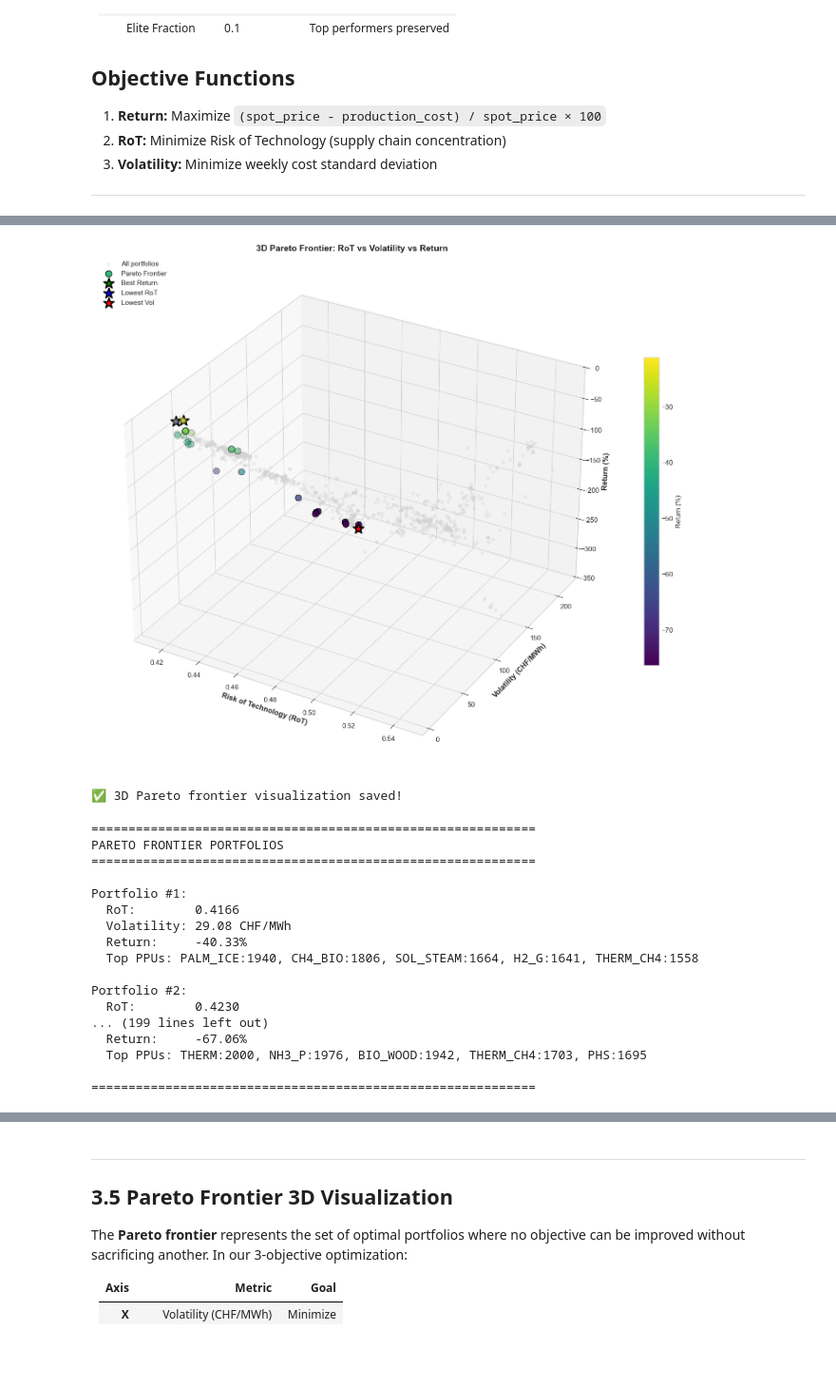
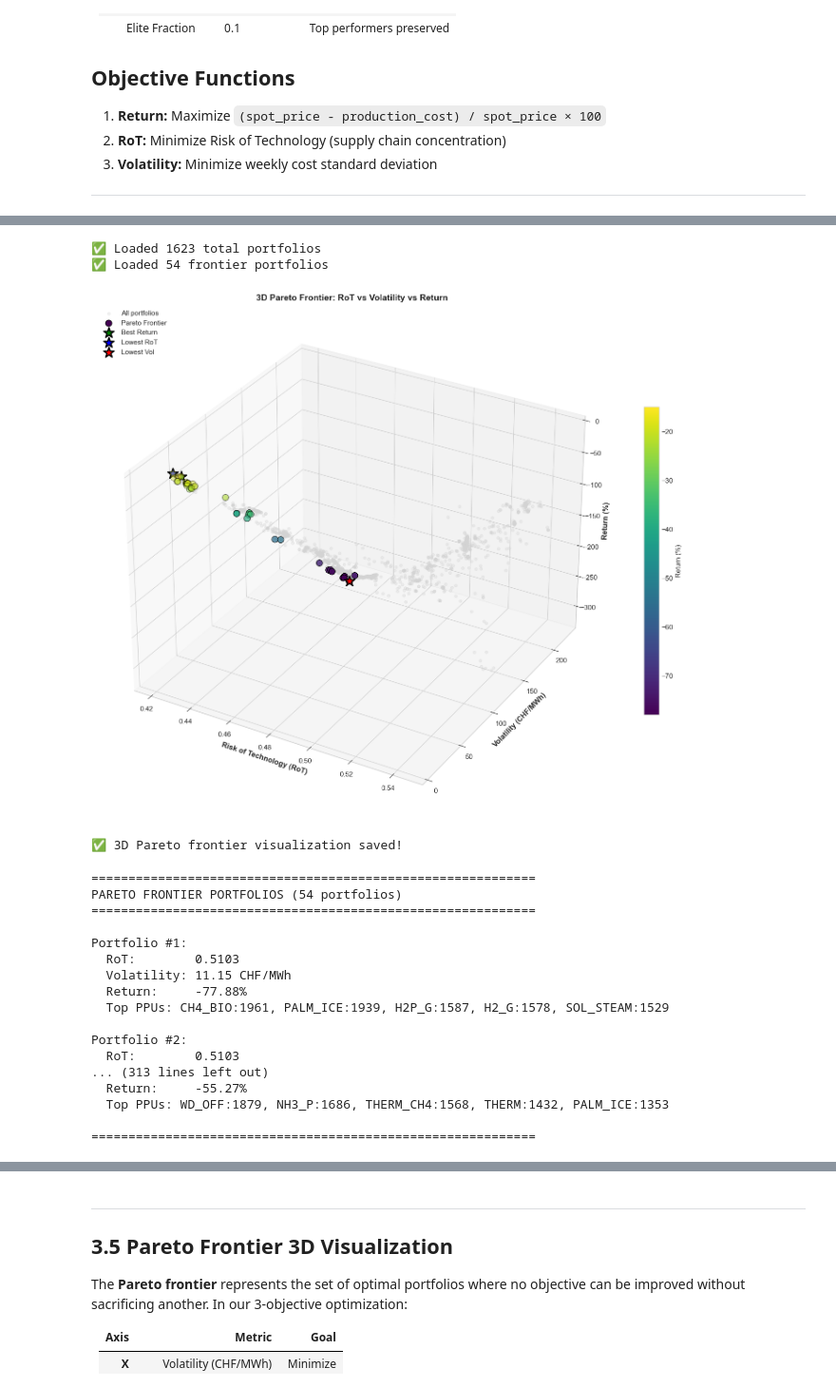
Before and after one commit to georgstsc/PPU_Modeling_Sustainability, a Jupyter notebook: Energy_Portfolio_Optimization.ipynb, the cells around one changed output, grey strips where cells are left out. Shown at 95% size. Drawn from its saved outputs; the diff is of its cells as text; code cells hidden in the pictures; blank space fills up the shorter version.

```diff
--- a/Energy_Portfolio_Optimization.ipynb
+++ b/Energy_Portfolio_Optimization.ipynb
@@ -1089,6 +1290,17 @@ Frontier saved to: data/result_plots/multi_objective_results_final_frontier_3d.c
 # =============================================================================
 # SECTION 3.2: Visualize 3D Pareto Frontier
 # =============================================================================
+import pandas as pd
+import numpy as np
+import matplotlib.pyplot as plt
+from mpl_toolkits.mplot3d import Axes3D
+
+# Load data from CSV files (generated by previous cells)
+all_results_df = pd.read_csv('data/result_plots/multi_objective_results.csv')
+frontier_3d = pd.read_csv('data/result_plots/multi_objective_results_frontier_3d.csv')
+
+print(f"✅ Loaded {len(all_results_df)} total portfolios")
+print(f"✅ Loaded {len(frontier_3d)} frontier portfolios")
 
 fig = plt.figure(figsize=(16, 12))
 ax = fig.add_subplot(111, projection='3d')
@@ -1105,42 +1317,49 @@ scatter = ax.scatter(
     c=frontier_3d['z_return'], cmap='viridis',
     s=100, edgecolors='black', linewidth=1, label='Pareto Frontier'
 )
 
 # Highlight extreme points
 best_return = frontier_3d.loc[frontier_3d['z_return'].idxmax()]
 best_rot = frontier_3d.loc[frontier_3d['x_RoT'].idxmin()]
 best_vol = frontier_3d.loc[frontier_3d['y_volatility'].idxmin()]
 
 ax.scatter([best_return['x_RoT']], [best_return['y_volatility']], [best_return['z_return']],
           c='green', s=300, marker='*', edgecolors='black', linewidth=2, label='Best Return')
 ax.scatter([best_rot['x_RoT']], [best_rot['y_volatility']], [best_rot['z_return']],
           c='blue', s=300, marker='*', edgecolors='black', linewidth=2, label='Lowest RoT')
 ax.scatter([best_vol['x_RoT']], [best_vol['y_volatility']], [best_vol['z_return']],
           c='red', s=300, marker='*', edgecolors='black', linewidth=2, label='Lowest Vol')
 
 ax.set_xlabel('Risk of Technology (RoT)', fontsize=12, fontweight='bold')
 ax.set_ylabel('Volatility (CHF/MWh)', fontsize=12, fontweight='bold')
 ax.set_zlabel('Return (%)', fontsize=12, fontweight='bold')
 ax.set_title('3D Pareto Frontier: RoT vs Volatility vs Return', fontsize=14, fontweight='bold')
 
 plt.colorbar(scatter, ax=ax, label='Return (%)', shrink=0.6)
 ax.legend(loc='upper left')
 
 plt.tight_layout()
 plt.savefig('data/result_plots/pareto_frontier_3d.png', dpi=150, bbox_inches='tight')
 plt.show()
 
 print("✅ 3D Pareto frontier visualization saved!")
 # %% [output]
+✅ Loaded 1623 total portfolios
+✅ Loaded 54 frontier portfolios
-[figure, old version]
+[figure, new version]
-✅ 3D Pareto frontier visualization saved!
+✅ 3D Pareto frontier visualization saved!
 # %%
 # =============================================================================
 # SECTION 3.3: Analyze Frontier Portfolios
 # =============================================================================
+import pandas as pd
+import json
+
+# Load frontier data from CSV (generated by Section 3.1)
+frontier_3d = pd.read_csv('data/result_plots/multi_objective_results_frontier_3d.csv')
 
 print("=" * 60)
-print("PARETO FRONTIER PORTFOLIOS")
+print(f"PARETO FRONTIER PORTFOLIOS ({len(frontier_3d)} portfolios)")
 print("=" * 60)
 
 for idx, (_, row) in enumerate(frontier_3d.iterrows()):
@@ -1157,19 +1376,19 @@ for idx, (_, row) in enumerate(frontier_3d.iterrows()):
 print("\n" + "=" * 60)
 # %% [output]
 ============================================================
-PARETO FRONTIER PORTFOLIOS
+PARETO FRONTIER PORTFOLIOS (54 portfolios)
 ============================================================
 
 Portfolio #1:
-  RoT:        0.4166
-  Volatility: 29.08 CHF/MWh
-  Return:     -40.33%
-  Top PPUs: PALM_ICE:1940, CH4_BIO:1806, SOL_STEAM:1664, H2_G:1641, THERM_CH4:1558
+  RoT:        0.5103
+  Volatility: 11.15 CHF/MWh
+  Return:     -77.88%
+  Top PPUs: CH4_BIO:1961, PALM_ICE:1939, H2P_G:1587, H2_G:1578, SOL_STEAM:1529
 
 Portfolio #2:
-  RoT:        0.4230
-... (199 lines left out)
-  Return:     -67.06%
-  Top PPUs: THERM:2000, NH3_P:1976, BIO_WOOD:1942, THERM_CH4:1703, PHS:1695
+  RoT:        0.5103
+... (313 lines left out)
+  Return:     -55.27%
+  Top PPUs: WD_OFF:1879, NH3_P:1686, THERM_CH4:1568, THERM:1432, PALM_ICE:1353
 
 ============================================================
```
Also changed, not shown: parts of 13 cells of this notebook, 8 other files.
